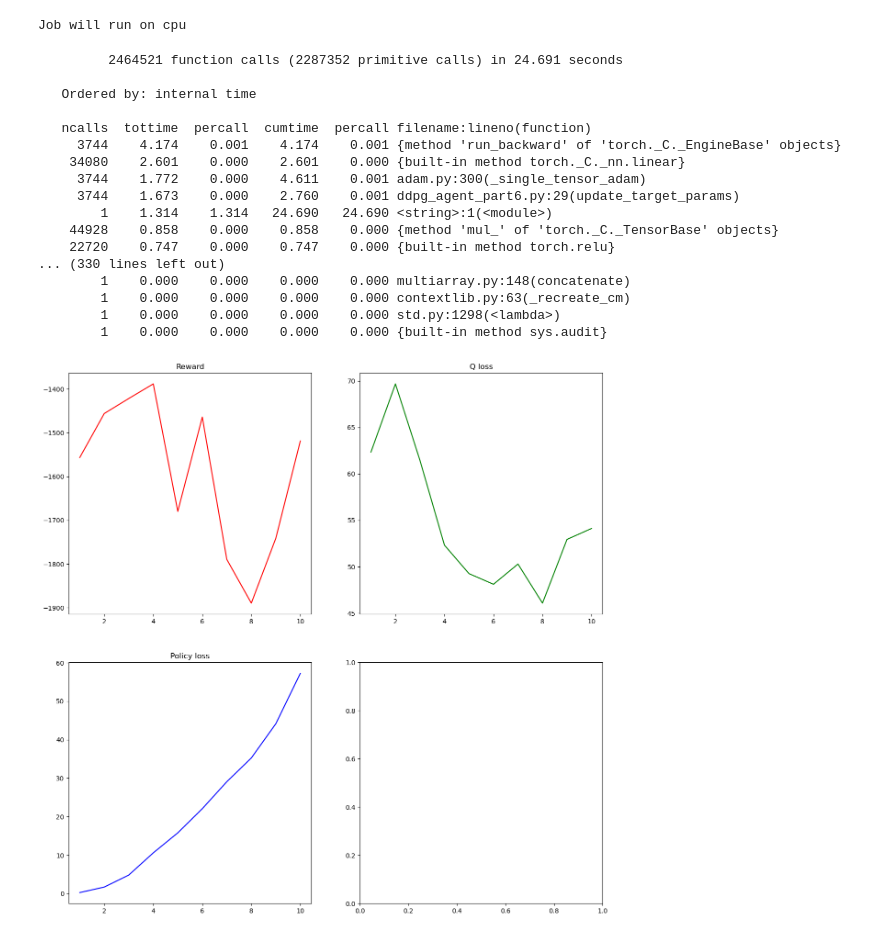
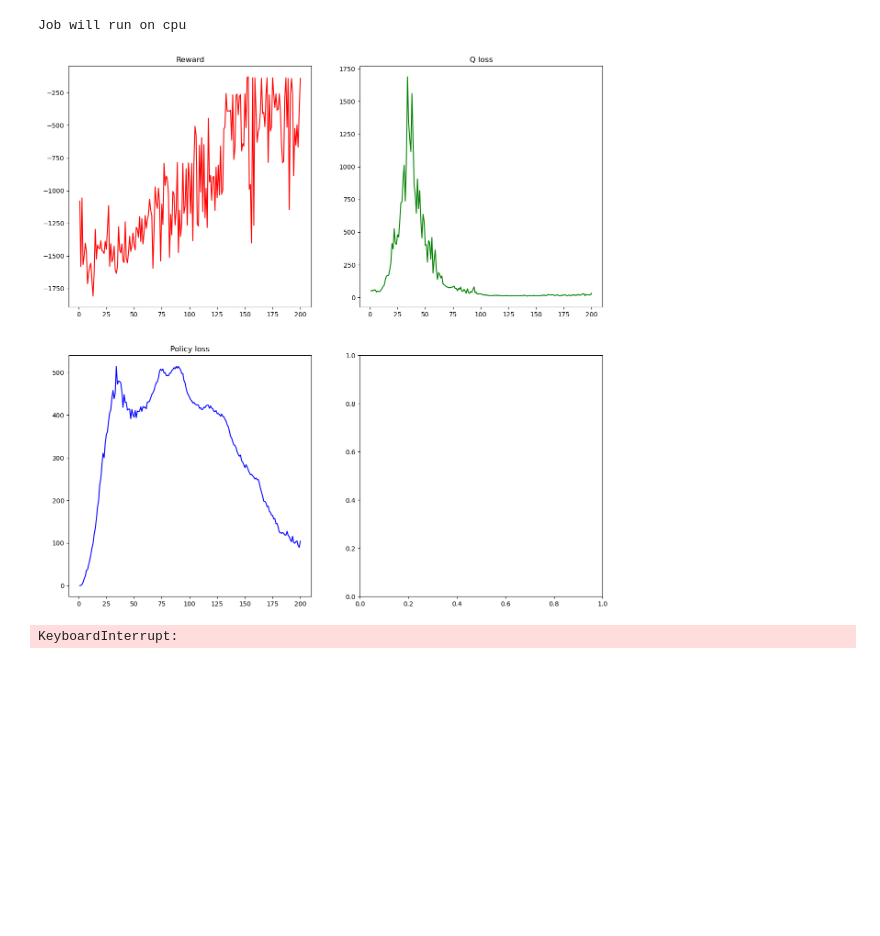
Before and after one commit to AnnaPaulish/DDPG, a Jupyter notebook: src/ddpg_part6.ipynb, the cells around one changed output. Drawn from its saved outputs; the diff is of its cells as text; code cells hidden in the pictures; blank space fills up the shorter version.

Commit message:
generated some figures

```diff
--- a/src/ddpg_part6.ipynb
+++ b/src/ddpg_part6.ipynb
@@ -43,11 +43,11 @@ BUFFER_SIZE = 1e4
 
 BATCH_SIZE = 128
 LEARNING_RATE = 1e-4
-NUM_EPISODES = 10
+NUM_EPISODES = 500
 GAMMA = 0.99
 NOISE_STD = 0.3
 
-Tau = 0.5
+Tau = 1
 # %%
 torch.manual_seed(-1)
 
@@ -99,8 +99,6 @@ def learning_policy(state_batch, policy_optimizer, actor, critic):
 
     return policy_loss
 # %%
-%%prun
-
 plot_reward = []
 plot_policy = []
 plot_q = []
@@ -155,55 +153,38 @@ for episode in tqdm(range(NUM_EPISODES)):
 
             q_optimizer.zero_grad()
             q_loss = MSE(target_state, q)
             q_loss.backward()
             q_optimizer.step()
 
 
             #Update target_actor and critic network
             agent.update_target_params(critic, target_critic, Tau)
-            agent.update_target_params(actor, target_actor, Tau)
+            agent.update_target_params(agent.policy_network, agent.target_policy_network, Tau)
 
 
             policy_loss = learning_policy(state_batch, policy_optimizer, actor, critic)
 
 
 
         current_state = deepcopy(next_state)
         ep_reward += reward
     try:
         plot_reward.append([ep_reward, episode+1])
         plot_policy.append([policy_loss.data, episode+1])
         plot_q.append([q_loss.data, episode+1])
         plot_steps.append([step+1, episode+1])
 
     except:
         continue
     average_reward += ep_reward
 
     if (episode % PRINT_EVERY) == (PRINT_EVERY-1):    # print every print_every episodes
         subplot(plot_reward, plot_policy, plot_q)
 # %% [output]
+[figure, added]
-         2464521 function calls (2287352 primitive calls) in 24.691 seconds
-
-   Ordered by: internal time
-
-   ncalls  tottime  percall  cumtime  percall filename:lineno(function)
-     3744    4.174    0.001    4.174    0.001 {method 'run_backward' of 'torch._C._EngineBase' objects}
-    34080    2.601    0.000    2.601    0.000 {built-in method torch._C._nn.linear}
-     3744    1.772    0.000    4.611    0.001 adam.py:300(_single_tensor_adam)
-     3744    1.673    0.000    2.760    0.001 ddpg_agent_part6.py:29(update_target_params)
-        1    1.314    1.314   24.690   24.690 <string>:1(<module>)
-    44928    0.858    0.000    0.858    0.000 {method 'mul_' of 'torch._C._TensorBase' objects}
-    22720    0.747    0.000    0.747    0.000 {built-in method torch.relu}
-... (330 lines left out)
-        1    0.000    0.000    0.000    0.000 multiarray.py:148(concatenate)
-        1    0.000    0.000    0.000    0.000 contextlib.py:63(_recreate_cm)
-        1    0.000    0.000    0.000    0.000 std.py:1298(<lambda>)
-        1    0.000    0.000    0.000    0.000 {built-in method sys.audit}
+KeyboardInterrupt:
 # %%
 subplot(plot_reward, plot_policy, plot_q)
-# %% [output]
-[figure, removed]
 # %%
 from HeatMap import *
 Velocity = [0,0,0,5,5]
```
Also changed, not shown: parts of 1 cell of this notebook, 12 other files.
